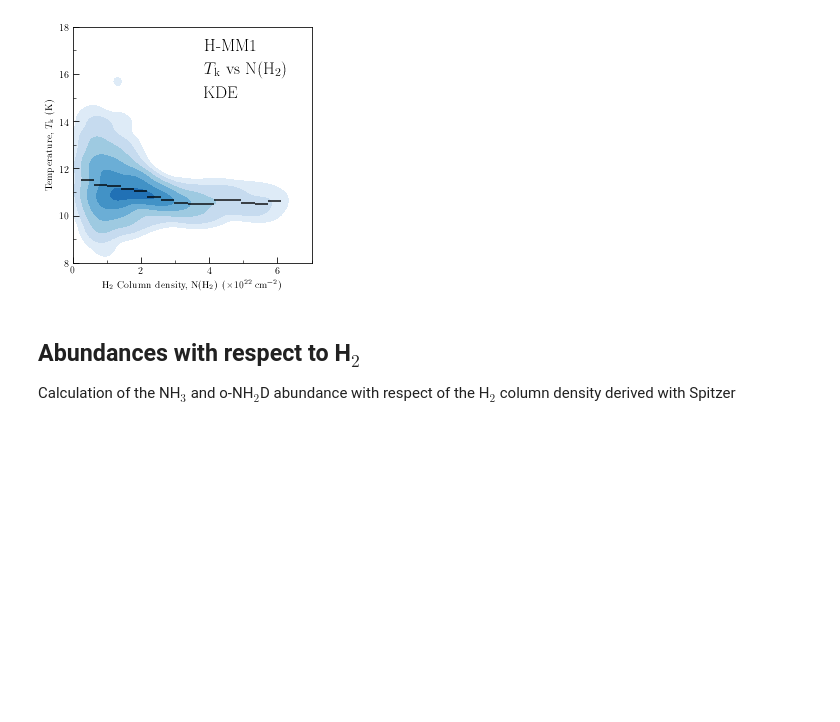
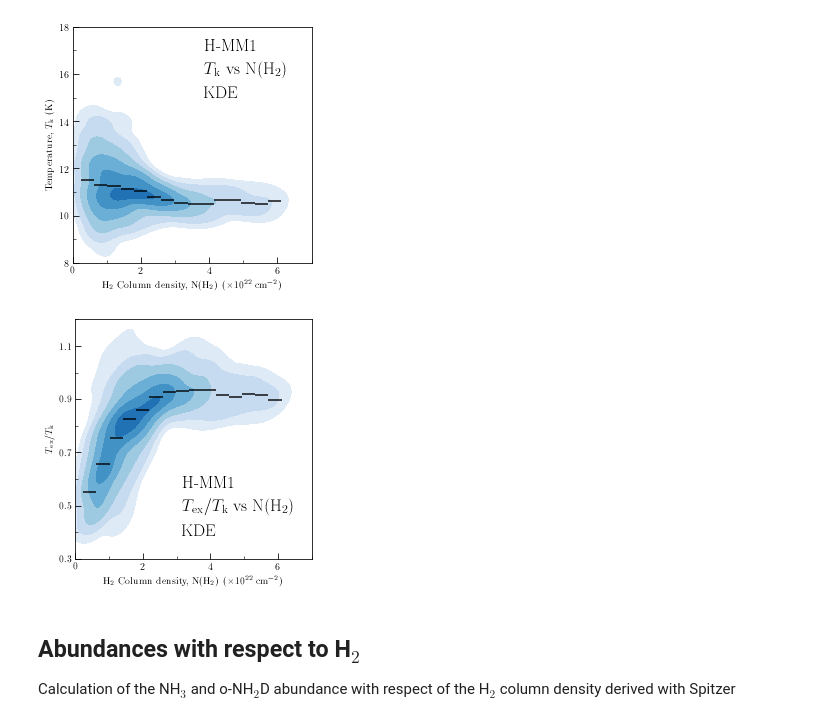
Before and after one commit to jpinedaf/H-MM1_NH3, a Jupyter notebook: H-MM1_NH3_H2.ipynb, the cells around one changed output. Cells and saved outputs as stored; diff of their text form; code cells hidden in the pictures; blank space fills up the shorter version.

```diff
--- a/H-MM1_NH3_H2.ipynb
+++ b/H-MM1_NH3_H2.ipynb
@@ -38,6 +38,7 @@ hd_H2['BPA'] = 0.
 hdu_H2 = fits.PrimaryHDU(N_H2/1e22, hd_H2)
 
 tk = fits.getdata(file_NH3_Tkin)
+tex = fits.getdata(file_NH3_Tex)
 elog_N_NH3 = fits.getdata(file_NH3_eNcol)
 log_N_NH3, hd = fits.getdata(file_NH3_Ncol, header=True)
 
@@ -524,6 +526,9 @@ fig.savefig('figs/H-MM1_NH3_dv_KDE.pdf', dpi=100)
 # %%
 gd_Tk_H2 = np.isfinite(N_H2_22 * tk)
 gd_Tk_NH3 = np.isfinite(N_NH3_14 * tk)
+gd_Tk_Tex_H2 = np.isfinite(N_H2_22 * tk * tex)
+
+Tk_Tex = tex / tk
 # %%
 np.min(tk[gd_Tk_H2]), np.max(tk[gd_Tk_H2])
 # %% [output]
@@ -543,6 +548,13 @@ bin_means_Tk_H2, bin_edges_Tk_H2, binnumber_Tk_H2 = stats.binned_statistic(
 
 bin_ctr_Tk_H2 = 0.5 * (bin_edges_Tk_H2[1:] + bin_edges_Tk_H2[:-1])
 
+# First binning on Tk/Tex vs N(NH3)
+bin_means_Tk_Tex_H2, bin_edges_Tk_Tex_H2, binnumber_Tk_Tex_H2 = stats.binned_statistic(
+    N_H2_22[gd_Tk_Tex_H2], Tk_Tex[gd_Tk_Tex_H2],
+    statistic='mean', bins=15)
+
+bin_ctr_Tk_Tex_H2 = 0.5 * (bin_edges_Tk_Tex_H2[1:] + bin_edges_Tk_Tex_H2[:-1])
+
 #
 # 2-D KDE
 #
@@ -557,6 +569,12 @@ xx_Tk_H2, yy_Tk_H2, Tk_H2_kde = hmm1_kde(
     xmin=0, xmax=6.5,
     ymin=8, ymax=18.0,
     get_XY=True)
+
+xx_Tk_Tex_H2, yy_Tk_Tex_H2, Tk_Tex_H2_kde = hmm1_kde(
+    N_H2_22[gd_Tk_Tex_H2], Tk_Tex[gd_Tk_Tex_H2],
+    xmin=0, xmax=6.5,
+    ymin=0.3, ymax=1.2,
+    get_XY=True)
 # %%
 fig, ax = plt.subplots(figsize=(4, 4))
 levels = levels_norm * Tk_NH3_kde.max()
@@ -621,6 +637,41 @@ plt.tight_layout()
 fig.savefig('figs/H-MM1_NH3_Tk_H2_KDE.pdf', dpi=100)
 # %% [output]
 [figure]
+# %%
+fig, ax = plt.subplots(figsize=(4, 4))
+levels = levels_norm * Tk_Tex_H2_kde.max()
+cfset = ax.contourf(xx_Tk_Tex_H2, yy_Tk_Tex_H2, Tk_Tex_H2_kde,
+                    colors=color_levels2,
+                    levels=levels_norm_l * Tk_Tex_H2_kde.max())
+
+# binned values
+ax.hlines(bin_means_Tk_Tex_H2, bin_edges_Tk_Tex_H2[:-1],
+          bin_edges_Tk_Tex_H2[1:],
+          colors='black', lw=2, alpha=0.7)
+ax.set_xlim(range_H2)
+
+ax.set_xlabel(r"H$_2$ Column density, N(H$_2$) ($\times 10^{22}$ cm$^{-2}$)")
+ax.set_ylabel(r"$T_{\rm ex}$/$T_{\rm k}$")
+#
+ax.tick_params(which='major', length=6)
+ax.tick_params(which='minor', length=3)
+
+ax.text(0.45, 0.3,  r'H-MM1', color='black',
+        transform=ax.transAxes, size=17, weight=60)
+ax.text(0.45, 0.2,  r'$T_{\rm ex}$/$T_{\rm k}$ vs N(H$_2$)', color='black',
+        transform=ax.transAxes, size=17, weight=60)
+ax.text(0.45, 0.1,  r'KDE', color='black',
+        transform=ax.transAxes, size=17, weight=60)
+ax.set_xticks([0, 2, 4, 6])
+ax.set_yticks([0.3, 0.5, 0.7, 0.9, 1.1])
+ax.xaxis.set_minor_locator(MultipleLocator(1))
+ax.yaxis.set_minor_locator(MultipleLocator(0.1))
+
+plt.tight_layout()
+#
+fig.savefig('figs/H-MM1_NH3_Tex_Tk_H2_KDE.pdf', dpi=100)
+# %% [output]
+[figure, added]
 # %% [markdown]
 ## Abundances with respect to H$_2$
 Calculation of the NH$_3$ and o-NH$_2$D abundance with respect of the H$_2$ column density derived with Spitzer
```
Also changed, not shown: parts of 11 cells of this notebook, 19 other files.
